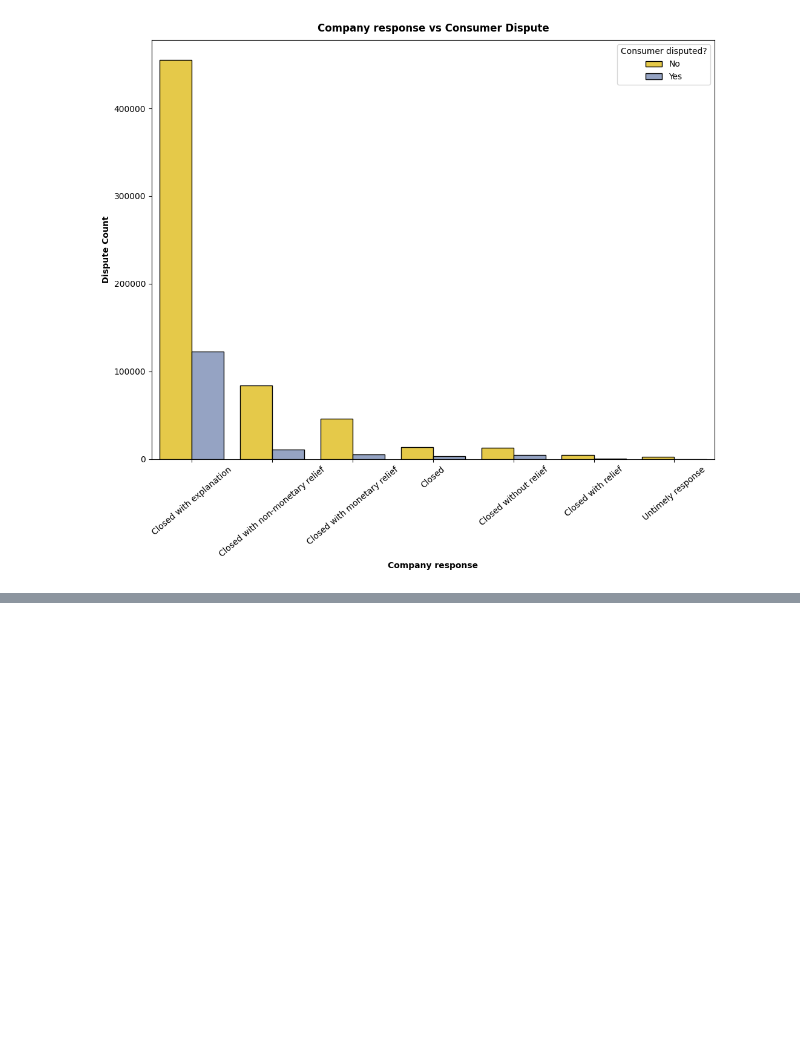
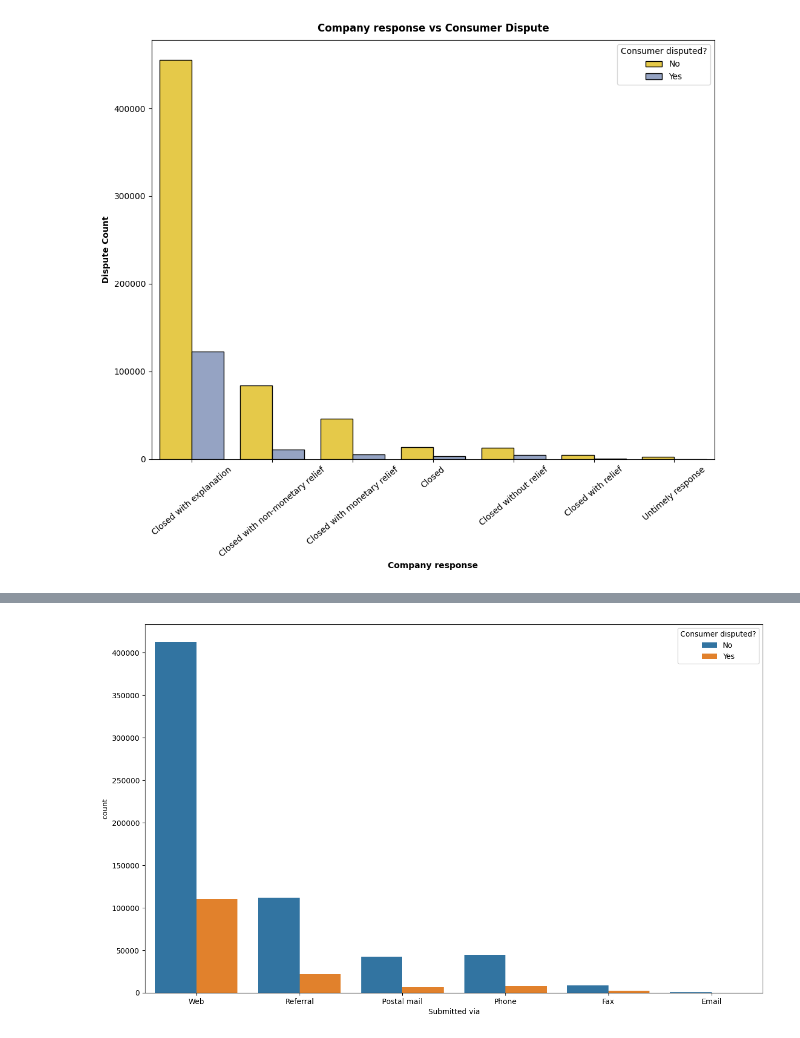
Before and after one commit to Sheiphan/Complaints_Prediction_NLP, a Jupyter notebook: Research/EDA.ipynb, the cells around one changed output, grey strips where cells are left out. Cells and saved outputs as stored; diff of their text form; code cells hidden in the pictures; blank space fills up the shorter version.

```diff
--- a/Research/EDA.ipynb
+++ b/Research/EDA.ipynb
@@ -360,0 +385,6 @@ Updated.
+# %%
+plt.subplots(figsize =(15,9))
+sns.countplot(x='Submitted via',hue='Consumer disputed?',data=df)
+plt.show()
+# %% [output]
+[figure, added]
```
Also changed, not shown: parts of 7 cells of this notebook.
